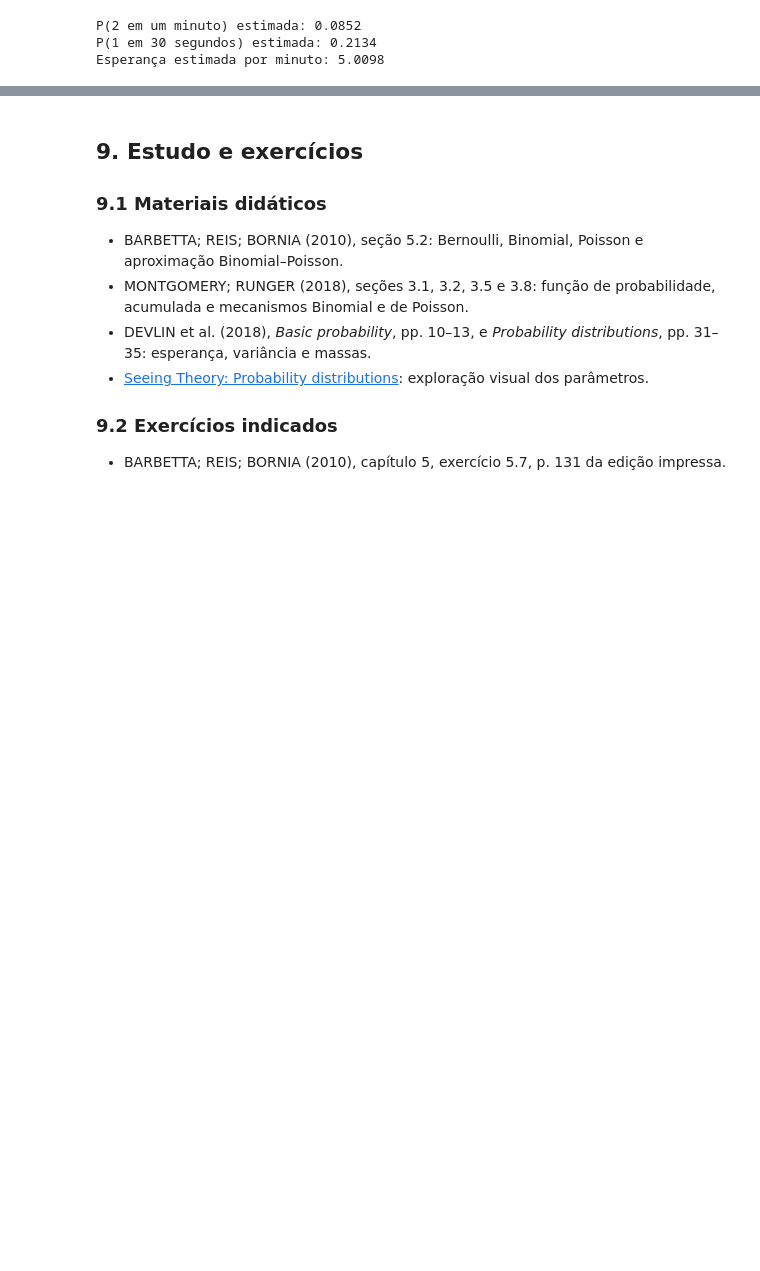
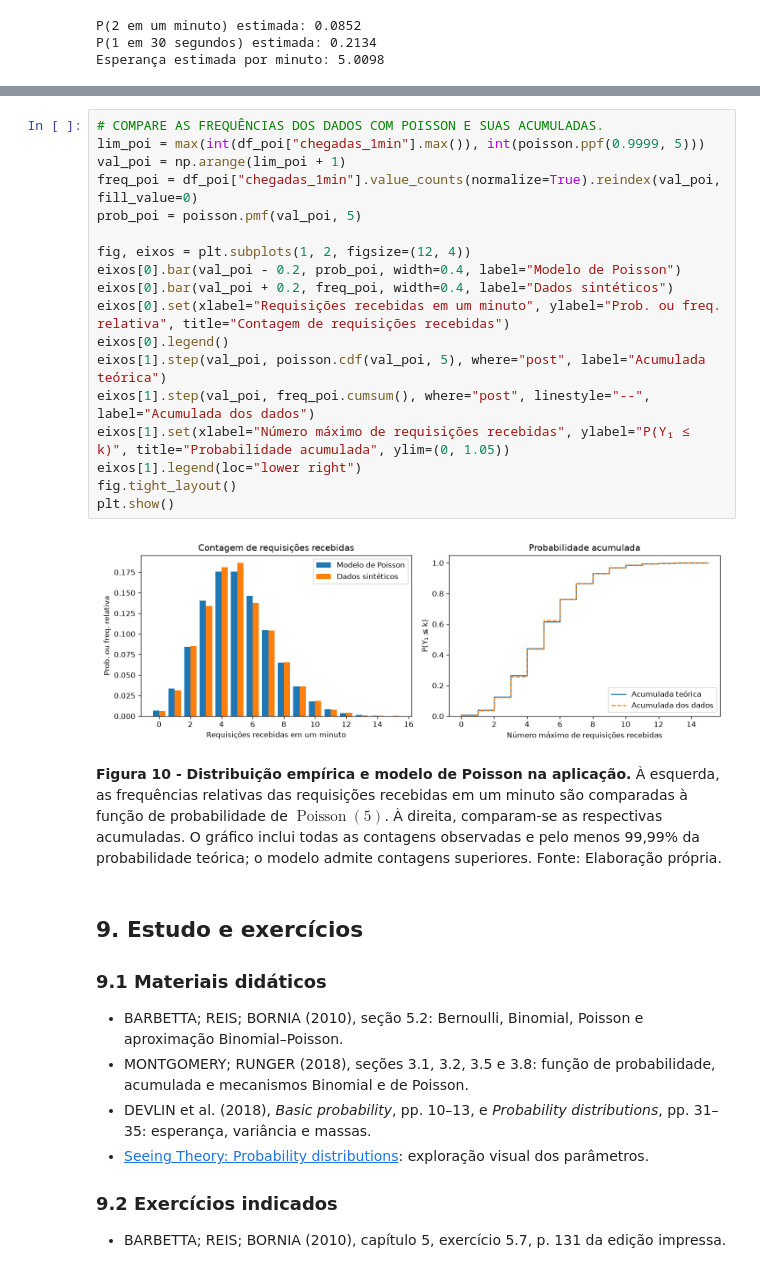
Before and after one commit to carubbi/MQ, a Jupyter notebook: notebooks/resolvidos/u2_s03.ipynb, the cells around one changed output, grey strips where cells are left out. Cells and saved outputs as stored; diff of their text form; blank space fills up the shorter version.

Commit message:
Complementa aplicações da u2_s03 com SciPy e gráficos empíricos e teóricos

```diff
--- a/notebooks/resolvidos/u2_s03.ipynb
+++ b/notebooks/resolvidos/u2_s03.ipynb
@@ -836,3 +876,25 @@ Para $t=0{,}5$, usamos a primeira metade de cada minuto.
+# %%
+# COMPARE AS FREQUÊNCIAS DOS DADOS COM POISSON E SUAS ACUMULADAS.
+lim_poi = max(int(df_poi["chegadas_1min"].max()), int(poisson.ppf(0.9999, 5)))
+val_poi = np.arange(lim_poi + 1)
+freq_poi = df_poi["chegadas_1min"].value_counts(normalize=True).reindex(val_poi, fill_value=0)
+prob_poi = poisson.pmf(val_poi, 5)
+
+fig, eixos = plt.subplots(1, 2, figsize=(12, 4))
+eixos[0].bar(val_poi - 0.2, prob_poi, width=0.4, label="Modelo de Poisson")
+eixos[0].bar(val_poi + 0.2, freq_poi, width=0.4, label="Dados sintéticos")
+eixos[0].set(xlabel="Requisições recebidas em um minuto", ylabel="Prob. ou freq. relativa", title="Contagem de requisições recebidas")
+eixos[0].legend()
+eixos[1].step(val_poi, poisson.cdf(val_poi, 5), where="post", label="Acumulada teórica")
+eixos[1].step(val_poi, freq_poi.cumsum(), where="post", linestyle="--", label="Acumulada dos dados")
+eixos[1].set(xlabel="Número máximo de requisições recebidas", ylabel="P(Y₁ ≤ k)", title="Probabilidade acumulada", ylim=(0, 1.05))
+eixos[1].legend(loc="lower right")
+fig.tight_layout()
+plt.show()
+# %% [output]
+[figure, added]
+# %% [markdown]
+**Figura 10 - Distribuição empírica e modelo de Poisson na aplicação.** À esquerda, as frequências relativas das requisições recebidas em um minuto são comparadas à função de probabilidade de $\operatorname{Poisson}(5)$. À direita, comparam-se as respectivas acumuladas. O gráfico inclui todas as contagens observadas e pelo menos 99,99% da probabilidade teórica; o modelo admite contagens superiores. Fonte: Elaboração própria.
 # %% [markdown]
 ## 9. Estudo e exercícios
 
```
Also changed, not shown: parts of 10 cells of this notebook, 1 other file.
